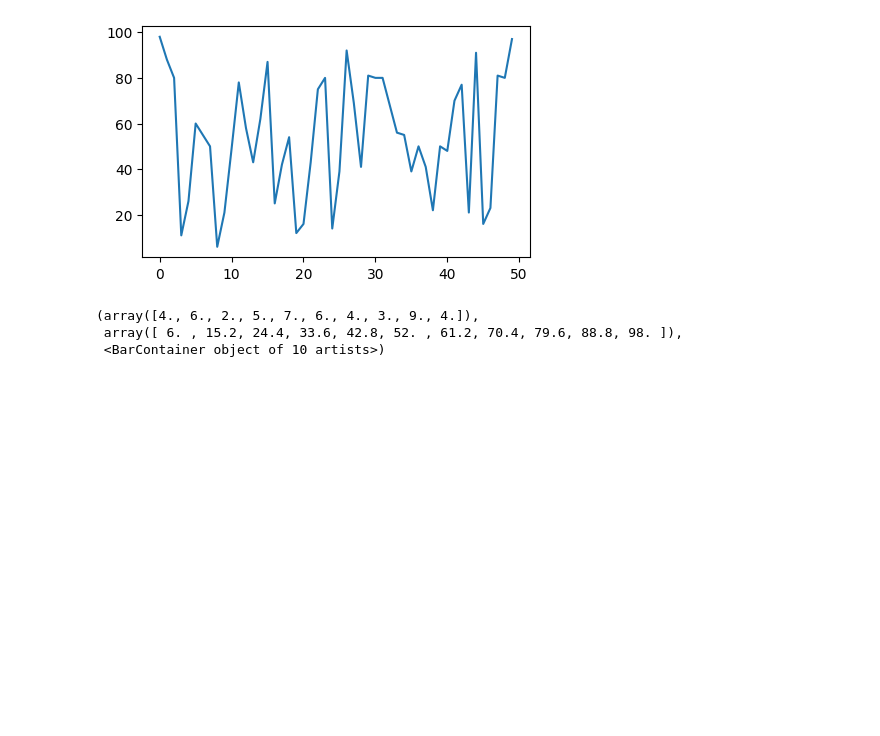
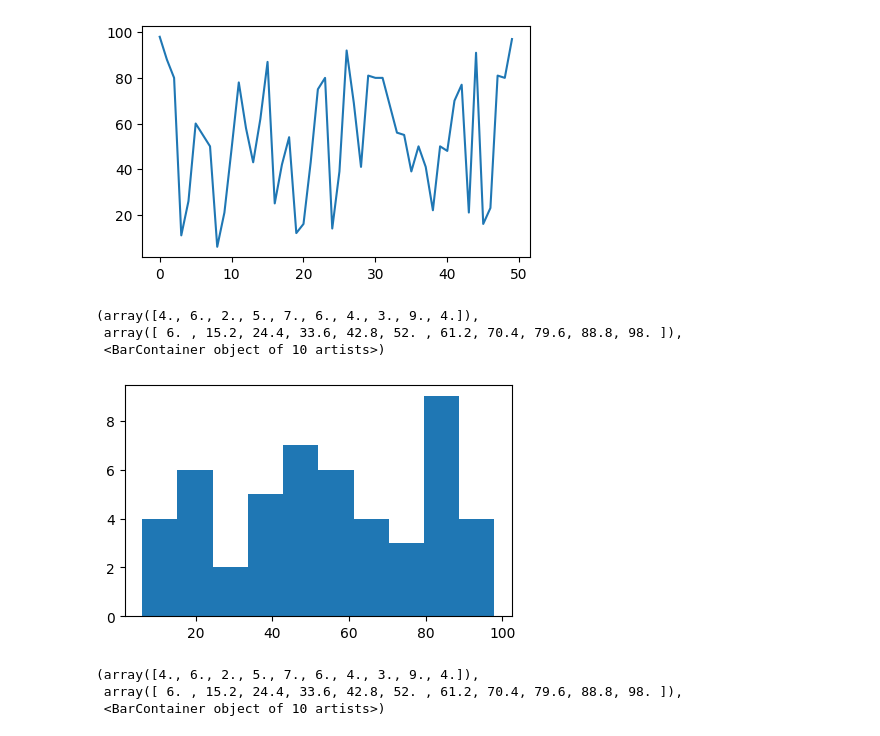
Before and after one commit to hannahsshh/visualization, a Jupyter notebook: 02_activities/assignments/participation/2026_1_15_code.ipynb, the cells around one changed output. Saved outputs shown, nothing was run; the diff lists cells and outputs as text; code cells hidden in the pictures; blank space fills up the shorter version.

```diff
--- a/02_activities/assignments/participation/2026_1_15_code.ipynb
+++ b/02_activities/assignments/participation/2026_1_15_code.ipynb
@@ -27,6 +27,14 @@ ax.plot(x,y)
 # %% [output]
 [<matplotlib.lines.Line2D at 0x...>]
 [figure]
+# %%
+fig, ax = plt.subplots(figsize=(5,3))
+ax.hist(y)
+# %% [output]
+(array([4., 6., 2., 5., 7., 6., 4., 3., 9., 4.]),
+ array([ 6. , 15.2, 24.4, 33.6, 42.8, 52. , 61.2, 70.4, 79.6, 88.8, 98. ]),
+ <BarContainer object of 10 artists>)
+[figure, added]
 # %%
 fig, ax = plt.subplots(figsize=(5,3))
 ax.hist(y)
```
